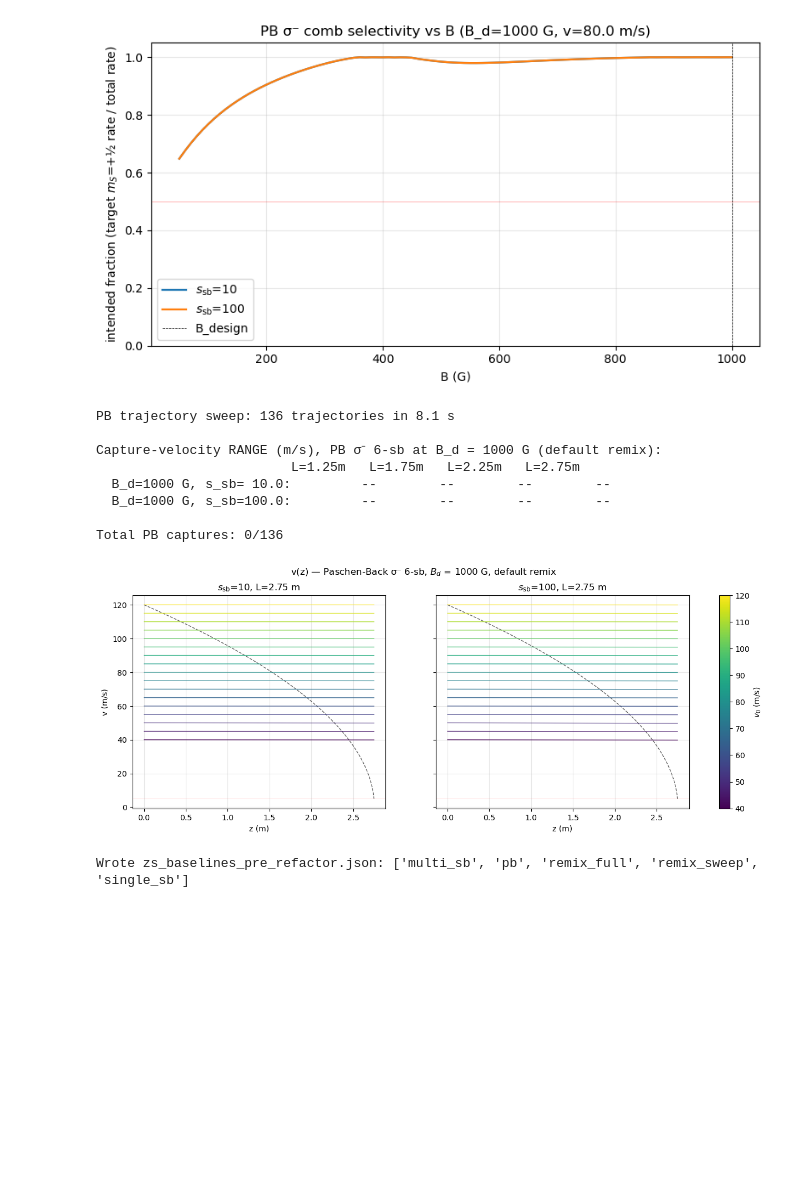
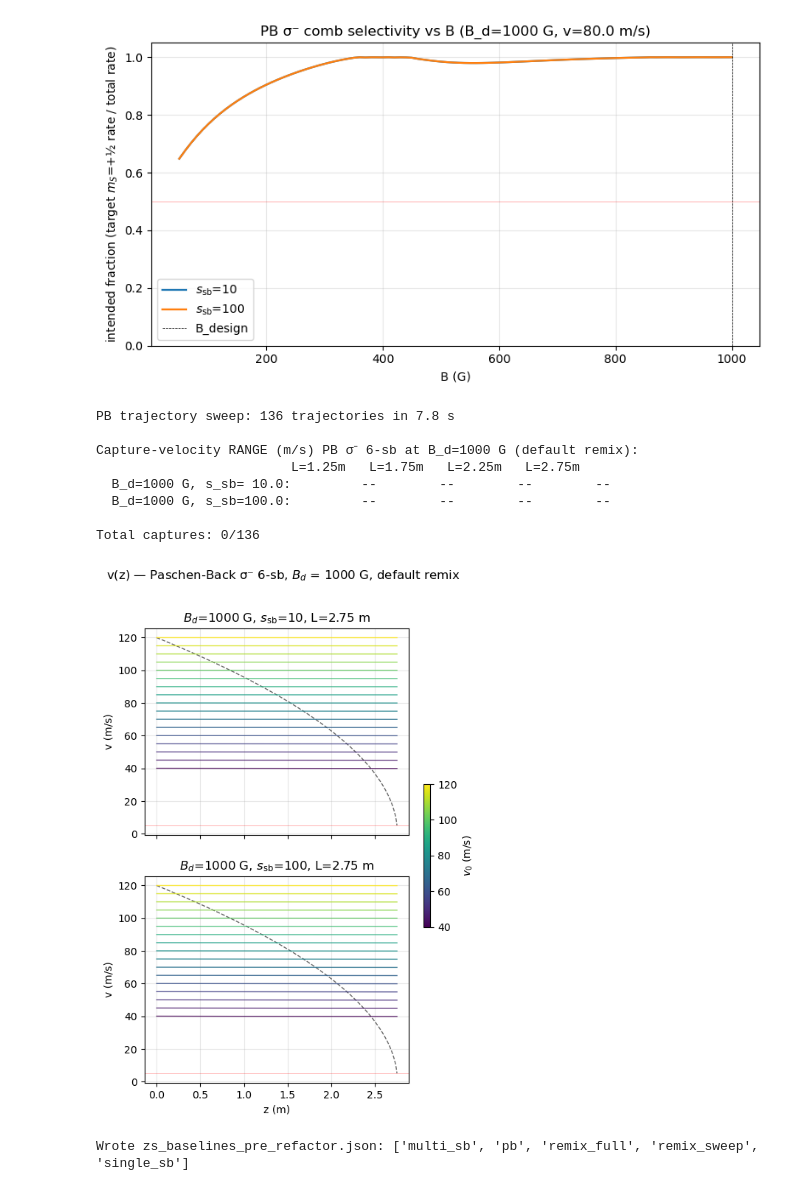
Before and after one commit to arianjad/Molecule-Structure, a Jupyter notebook: Jupyter Notebooks/RaX/zeeman_slower_2.ipynb, the cells around one changed output. Cells and saved outputs as stored; diff of their text form; code cells hidden in the pictures; blank space fills up the shorter version.

Commit message:
zeeman_slower_2: Phase 3b — replace duplicated trajectory-sweep boilerplate with helper calls (cells 39, 43, 48, 53; cell 46 kept inline)

```diff
--- a/Jupyter Notebooks/RaX/zeeman_slower_2.ipynb
+++ b/Jupyter Notebooks/RaX/zeeman_slower_2.ipynb
@@ -2131,73 +2013,38 @@ plt.tight_layout(); plt.show()
 [figure]
 # %%
 # Trajectory sweep: PB σ⁻ at B_d=1000 G, default remix (no dark-state mixing assumed).
-results_pb = {}
+# === Phase 3b: refactored via run_trajectory_sweep, single Bd_pb wrapped to a one-element list ===
+F_interps_pb_dict = {(Bd_pb, s): F_interps_pb[s] for s in s_values}
+je_ref_lookup_pb  = {(Bd_pb, s): ref_pb[s][0]  for s in s_values}
+ig_ref_lookup_pb  = {(Bd_pb, s): ref_pb[s][1]  for s in s_values}
 t0 = time.time()
-for s_per_sb in s_values:
-    je_r, ig_r = ref_pb[s_per_sb]
-    for L in L_values:
-        z_p, v_t_p, B_p, eta = make_B_of_z_nonlinear(
-            TM, je_r, ig_r, Bd_pb, v_design, v_i_sweep, v_f_sweep, L, a_max_est)
-        B_of_z = interp1d(z_p, B_p, bounds_error=False,
-                            fill_value=(float(B_p[0]), float(B_p[-1])))
-        for v0 in v0_scan:
-            sol = simulate_trajectory(v0, B_of_z, F_interps_pb[s_per_sb],
-                                        mass_RaF, L,
-                                        B_grid_lo=float(B_grid[0]),
-                                        B_grid_hi=float(B_grid[-1]))
-            results_pb[(s_per_sb, L, v0)] = dict(sol, v_target=v_t_p, z_target=z_p, eta=eta)
+results_pb_flat = run_trajectory_sweep(
+    F_interps_pb_dict, [Bd_pb], s_values, L_values,
+    je_ref_lookup_pb, ig_ref_lookup_pb,
+    v_design, v_i_sweep, v_f_sweep, v0_scan,
+    a_max_est, mass_RaF, B_grid, TM)
+# Re-key (Bd_pb, s, L, v0) -> (s, L, v0) for backward compat with cell-54 baseline serializer.
+results_pb = {(s, L, v0): results_pb_flat[(Bd_pb, s, L, v0)]
+                for s in s_values for L in L_values for v0 in v0_scan}
 print(f"PB trajectory sweep: {len(results_pb)} trajectories in {time.time()-t0:.1f} s")
+print(format_capture_table(results_pb_flat, [Bd_pb], s_values, L_values, v0_scan,
+                             label=f"PB σ⁻ 6-sb at B_d={Bd_pb:.0f} G (default remix)"))
 
-# Capture range table
-print("\nCapture-velocity RANGE (m/s), PB σ⁻ 6-sb at B_d = 1000 G (default remix):")
-print(f"{'':>22s}" + "".join(f"   L={L:.2f}m" for L in L_values))
-total_pb_caps = 0
-for s_per_sb in s_values:
-    cells = []
-    for L in L_values:
-        captured = sorted([v0 for v0 in v0_scan
-                             if results_pb[(s_per_sb, L, v0)]["exit_reason"] == "v_stop"])
-        total_pb_caps += len(captured)
-        if len(captured) == 0:
-            cells.append("        --")
-        elif len(captured) == 1:
-            cells.append(f"     {captured[0]:3.0f}    ")
-        else:
-            cells.append(f"  {captured[0]:3.0f}..{captured[-1]:3.0f}  ")
-    print(f"  B_d={Bd_pb:.0f} G, s_sb={s_per_sb:5.1f}: " + "".join(cells))
-print(f"\nTotal PB captures: {total_pb_caps}/{len(s_values)*len(L_values)*len(v0_scan)}")
-
-# v(z) trajectories at L = max(L_values)
 L_show = max(L_values)
-fig, axes = plt.subplots(1, len(s_values), figsize=(7*len(s_values), 5), sharey=True)
-if len(s_values) == 1: axes = [axes]
-for i, s_per_sb in enumerate(s_values):
-    ax = axes[i]
-    v_t = results_pb[(s_per_sb, L_show, v0_scan[0])]["v_target"]
-    z_t = results_pb[(s_per_sb, L_show, v0_scan[0])]["z_target"]
-    ax.plot(z_t, v_t, "k--", lw=1.0, alpha=0.6, label=r"$v_{\rm target}(z)$")
-    for v0 in v0_scan:
-        r = results_pb[(s_per_sb, L_show, v0)]
-        ax.plot(r["z"], r["v"], "-", color=v0_cmap(v0_norm(v0)), lw=1.0, alpha=0.85)
-    ax.axhline(5, color="r", lw=0.5, alpha=0.4)
-    ax.set_title(f"$s_{{\\rm sb}}$={s_per_sb:.0f}, L={L_show} m")
-    ax.set_xlabel("z (m)")
-    if i == 0: ax.set_ylabel("v (m/s)")
-    ax.grid(alpha=0.3)
-sm = plt.cm.ScalarMappable(cmap=v0_cmap, norm=v0_norm)
-fig.colorbar(sm, ax=axes, label=r"$v_0$ (m/s)", fraction=0.025)
-fig.suptitle(f"v(z) — Paschen-Back σ⁻ 6-sb, $B_d$ = {Bd_pb:.0f} G, default remix")
+fig = plot_v_of_z_grid(results_pb_flat, L_show, [Bd_pb], s_values, v0_scan,
+                        v0_cmap, v0_norm,
+                        suptitle=f"v(z) — Paschen-Back σ⁻ 6-sb, $B_d$ = {Bd_pb:.0f} G, default remix")
 plt.show()
 # %% [output]
-PB trajectory sweep: 136 trajectories in 8.1 s
+PB trajectory sweep: 136 trajectories in 7.8 s
 
-Capture-velocity RANGE (m/s), PB σ⁻ 6-sb at B_d = 1000 G (default remix):
+Capture-velocity RANGE (m/s) PB σ⁻ 6-sb at B_d=1000 G (default remix):
                          L=1.25m   L=1.75m   L=2.25m   L=2.75m
   B_d=1000 G, s_sb= 10.0:         --        --        --        --
   B_d=1000 G, s_sb=100.0:         --        --        --        --
 
-Total PB captures: 0/136
+Total captures: 0/136
-[figure, old version]
+[figure, new version]
 # %%
 # === Phase 1f: serialize sweep results as regression baseline ============================
 # All capture-velocity range tables and per-config F_max are written to JSON. Phase 3
```
Also changed, not shown: parts of 5 cells of this notebook.
